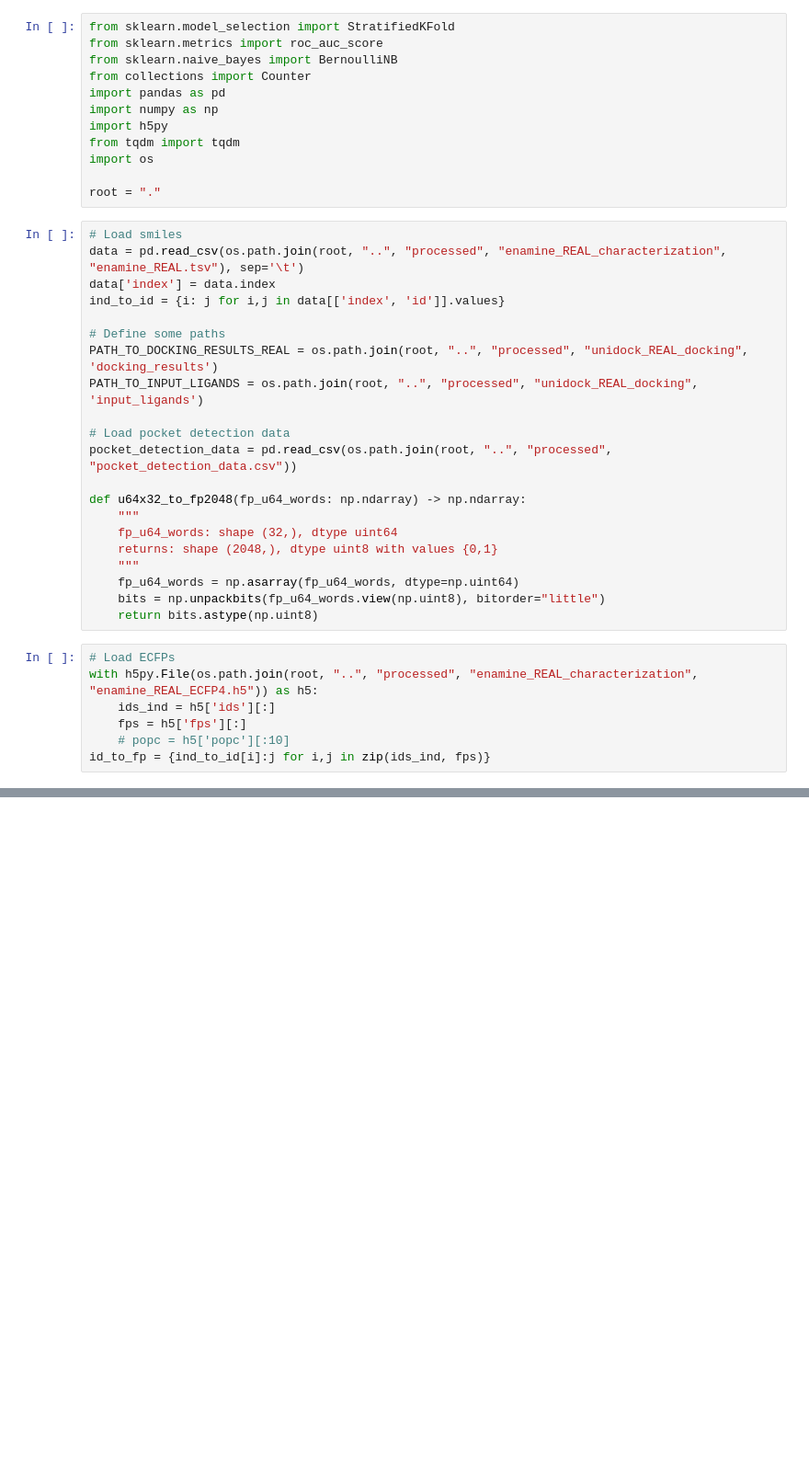
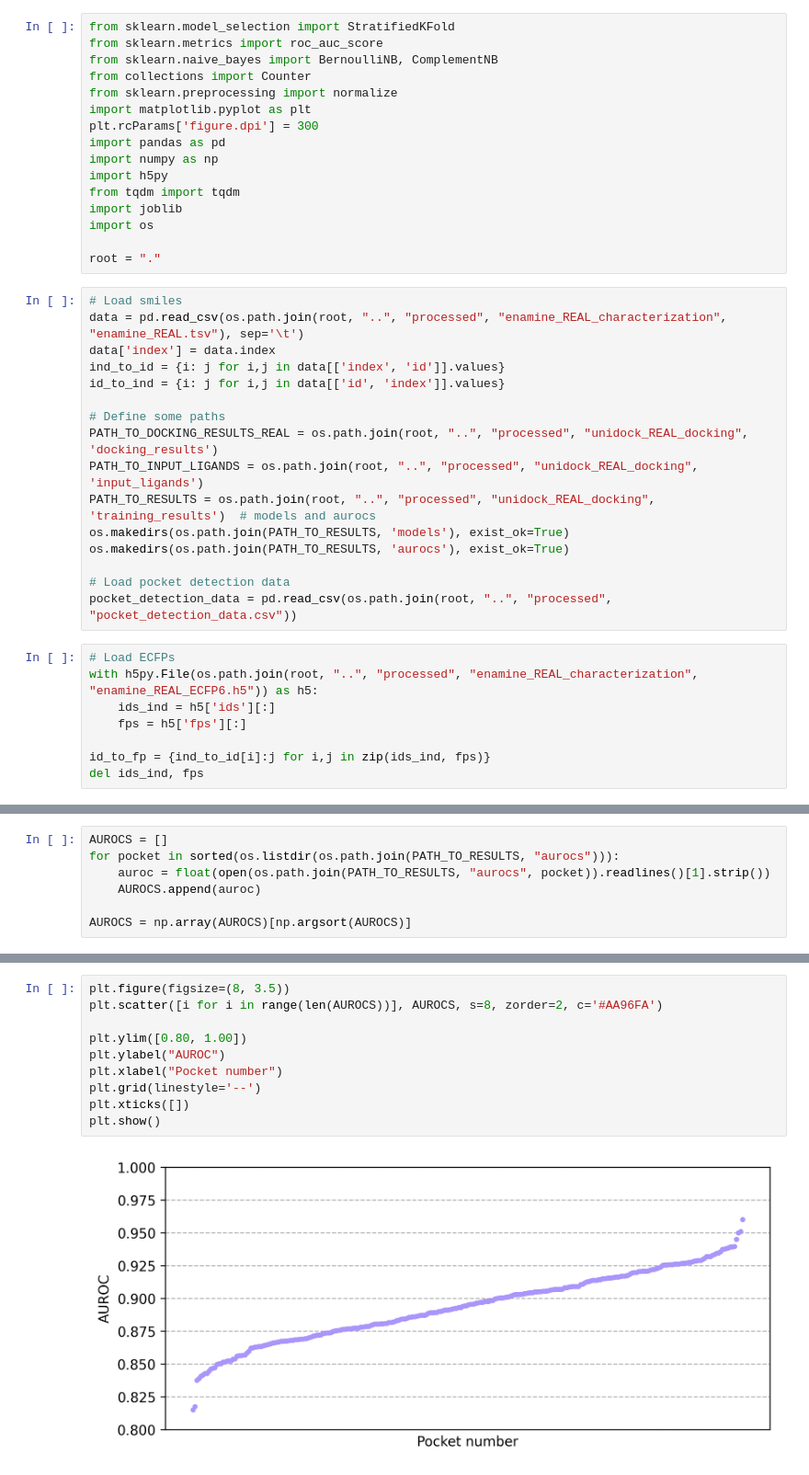
Before and after one commit to ersilia-os/mtb-targeted-protein-degradation, a Jupyter notebook: notebooks/37_testing.ipynb, the cells around one changed output, grey strips where cells are left out. Shown at 92% size. Cells and saved outputs as stored; diff of their text form; blank space fills up the shorter version.

```diff
--- a/notebooks/37_testing.ipynb
+++ b/notebooks/37_testing.ipynb
@@ -1,12 +1,16 @@
 # %%
 from sklearn.model_selection import StratifiedKFold
 from sklearn.metrics import roc_auc_score
-from sklearn.naive_bayes import BernoulliNB
+from sklearn.naive_bayes import BernoulliNB, ComplementNB
 from collections import Counter
+from sklearn.preprocessing import normalize
+import matplotlib.pyplot as plt
+plt.rcParams['figure.dpi'] = 300
 import pandas as pd
 import numpy as np
 import h5py
 from tqdm import tqdm
+import joblib
 import os
 
 root = "."
@@ -15,27 +19,23 @@ root = "."
 data = pd.read_csv(os.path.join(root, "..", "processed", "enamine_REAL_characterization", "enamine_REAL.tsv"), sep='\t')
 data['index'] = data.index
 ind_to_id = {i: j for i,j in data[['index', 'id']].values}
+id_to_ind = {i: j for i,j in data[['id', 'index']].values}
 
 # Define some paths
 PATH_TO_DOCKING_RESULTS_REAL = os.path.join(root, "..", "processed", "unidock_REAL_docking", 'docking_results')
 PATH_TO_INPUT_LIGANDS = os.path.join(root, "..", "processed", "unidock_REAL_docking", 'input_ligands')
+PATH_TO_RESULTS = os.path.join(root, "..", "processed", "unidock_REAL_docking", 'training_results')  # models and aurocs
+os.makedirs(os.path.join(PATH_TO_RESULTS, 'models'), exist_ok=True)
+os.makedirs(os.path.join(PATH_TO_RESULTS, 'aurocs'), exist_ok=True)
 
 # Load pocket detection data
 pocket_detection_data = pd.read_csv(os.path.join(root, "..", "processed", "pocket_detection_data.csv"))
-
-def u64x32_to_fp2048(fp_u64_words: np.ndarray) -> np.ndarray:
-    """
-    fp_u64_words: shape (32,), dtype uint64
-    returns: shape (2048,), dtype uint8 with values {0,1}
-    """
-    fp_u64_words = np.asarray(fp_u64_words, dtype=np.uint64)
-    bits = np.unpackbits(fp_u64_words.view(np.uint8), bitorder="little")
-    return bits.astype(np.uint8)
 # %%
 # Load ECFPs
-with h5py.File(os.path.join(root, "..", "processed", "enamine_REAL_characterization", "enamine_REAL_ECFP4.h5")) as h5:
+with h5py.File(os.path.join(root, "..", "processed", "enamine_REAL_characterization", "enamine_REAL_ECFP6.h5")) as h5:
     ids_ind = h5['ids'][:]
     fps = h5['fps'][:]
-    # popc = h5['popc'][:10]
+
 id_to_fp = {ind_to_id[i]:j for i,j in zip(ids_ind, fps)}
+del ids_ind, fps
 # %%
@@ -90,0 +105,7 @@ for pocket in tqdm(sorted(os.listdir(PATH_TO_DOCKING_RESULTS_REAL))):
+# %%
+AUROCS = []
+for pocket in sorted(os.listdir(os.path.join(PATH_TO_RESULTS, "aurocs"))):
+    auroc = float(open(os.path.join(PATH_TO_RESULTS, "aurocs", pocket)).readlines()[1].strip())
+    AUROCS.append(auroc)
+
+AUROCS = np.array(AUROCS)[np.argsort(AUROCS)]
@@ -90,0 +116,12 @@ for pocket in tqdm(sorted(os.listdir(PATH_TO_DOCKING_RESULTS_REAL))):
+# %%
+plt.figure(figsize=(8, 3.5))
+plt.scatter([i for i in range(len(AUROCS))], AUROCS, s=8, zorder=2, c='#AA96FA')
+
+plt.ylim([0.80, 1.00])
+plt.ylabel("AUROC")
+plt.xlabel("Pocket number")
+plt.grid(linestyle='--')
+plt.xticks([])
+plt.show()
+# %% [output]
+[figure, added]
```
Also changed, not shown: parts of 3 cells of this notebook, 5 other files.
